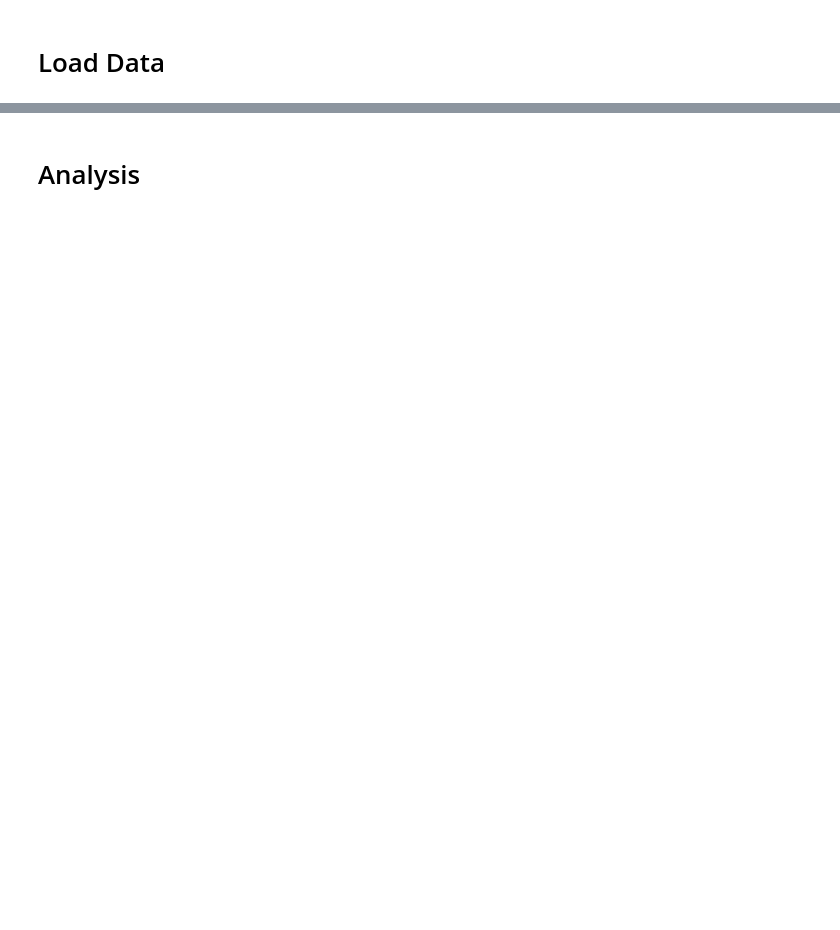
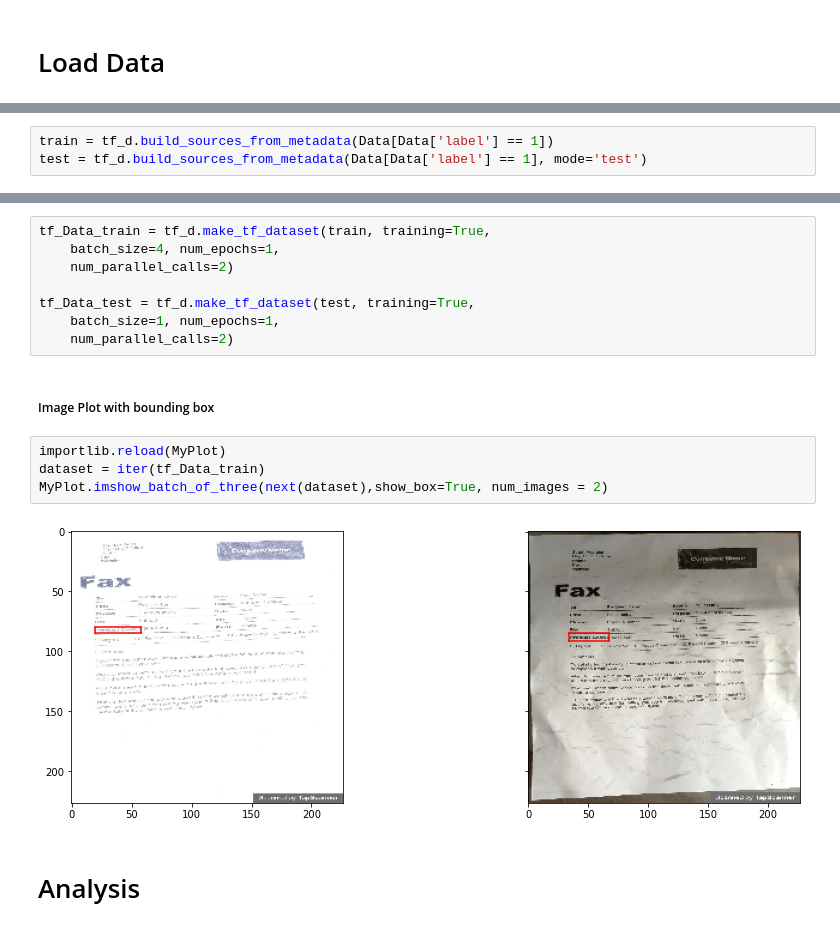
Before and after one commit to NILodio/EACD-MONOGRAFIA, a Jupyter notebook: 01_main.ipynb, the cells around one changed output, grey strips where cells are left out. Saved outputs shown, nothing was run; the diff lists cells and outputs as text; blank space fills up the shorter version.

```diff
--- a/01_main.ipynb
+++ b/01_main.ipynb
@@ -58,0 +77,3 @@ In this section, we define a few functions that will be used for processing imag
+# %%
+train = tf_d.build_sources_from_metadata(Data[Data['label'] == 1])
+test = tf_d.build_sources_from_metadata(Data[Data['label'] == 1], mode='test')
@@ -59 +108,17 @@ In this section, we define a few functions that will be used for processing imag
+# %%
+tf_Data_train = tf_d.make_tf_dataset(train, training=True,
+    batch_size=4, num_epochs=1,
+    num_parallel_calls=2)
+
+tf_Data_test = tf_d.make_tf_dataset(test, training=True,
+    batch_size=1, num_epochs=1,
+    num_parallel_calls=2)
+# %% [markdown]
+##### Image Plot with bounding box
+# %%
+importlib.reload(MyPlot)
+dataset = iter(tf_Data_train)
+MyPlot.imshow_batch_of_three(next(dataset),show_box=True, num_images = 2)
+# %% [output]
+[figure, added]
 # %% [markdown]
```
Also changed, not shown: parts of 31 cells of this notebook, 2 other files.
